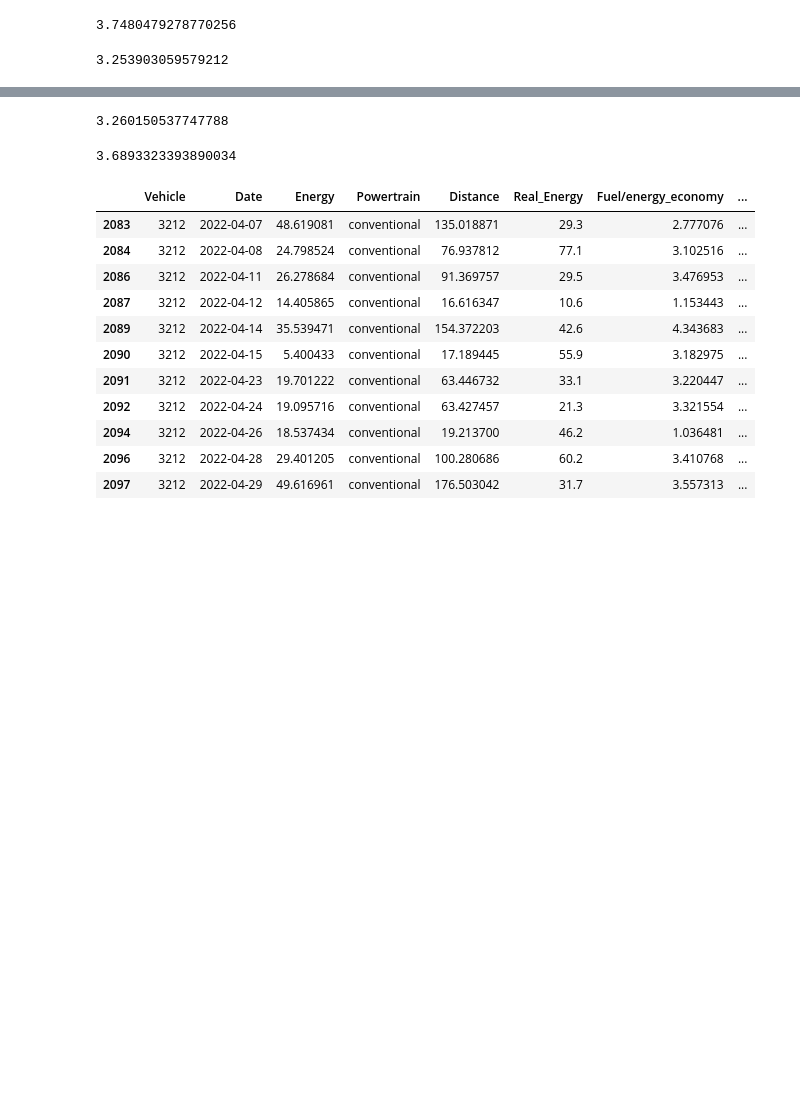
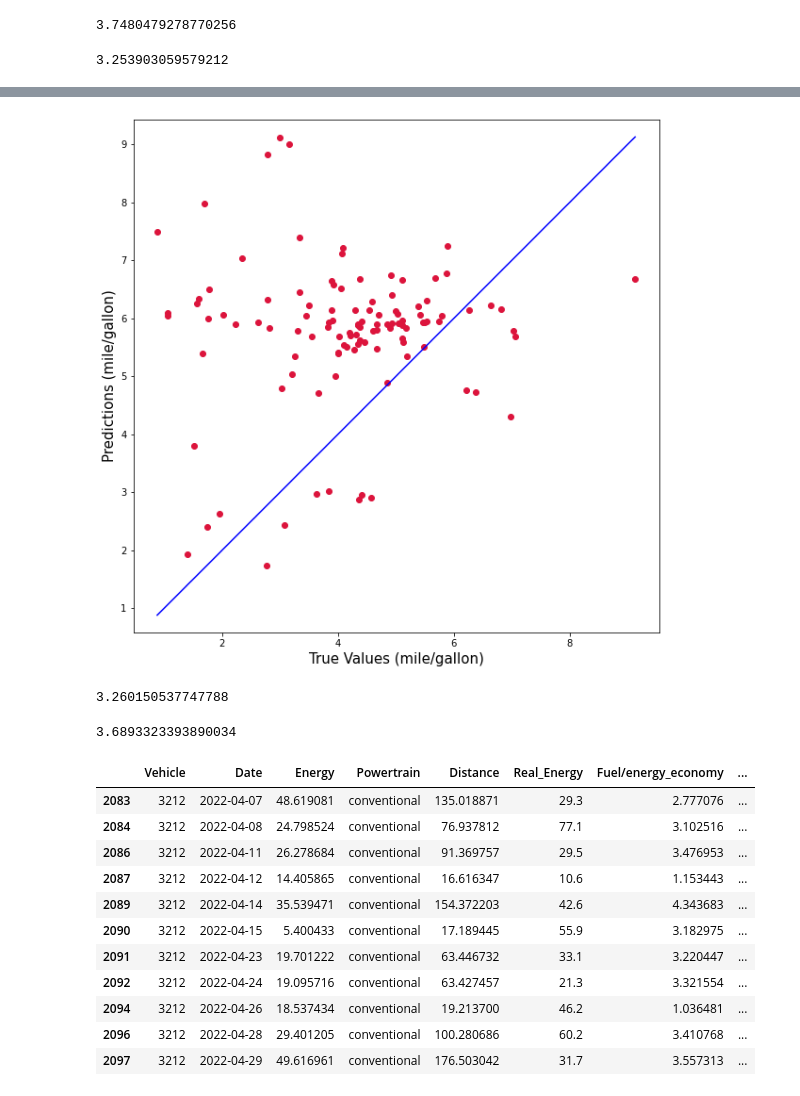
Before and after one commit to narslab/transit-electrification-futures, a Jupyter notebook: bin/jupyter/integerate-data-calibration.ipynb, the cells around one changed output, grey strips where cells are left out. Cells and saved outputs as stored; diff of their text form; code cells hidden in the pictures; blank space fills up the shorter version.

```diff
--- a/bin/jupyter/integerate-data-calibration.ipynb
+++ b/bin/jupyter/integerate-data-calibration.ipynb
@@ -429,3 +428,17 @@ plt.show()
+# %%
+fig, ax = plt.subplots(figsize=(10,10))
+plt.scatter(df_hybrid['Real_Fuel/energy_economy'], df_hybrid['Fuel/energy_economy'], c='crimson')
+
+p1 = max(max(df_hybrid['Fuel/energy_economy']), max(df_hybrid['Real_Fuel/energy_economy']))
+p2 = min(min(df_hybrid['Fuel/energy_economy']), min(df_hybrid['Real_Fuel/energy_economy']))
+plt.plot([p1, p2], [p1, p2], 'b-')
+plt.xlabel('True Values (mile/gallon)', fontsize=15)
+plt.ylabel('Predictions (mile/gallon)', fontsize=15)
+plt.axis('equal')
+fig.savefig(r'../../figures/actual-predicted-HEB.png', dpi=400, bbox_inches='tight')
+plt.show()
+# %% [output]
+[figure, added]
 # %%
 df_conventional['Real_Fuel/energy_economy'].mean()
 # %% [output]
```
Also changed, not shown: parts of 57 cells of this notebook, 17 other files.
